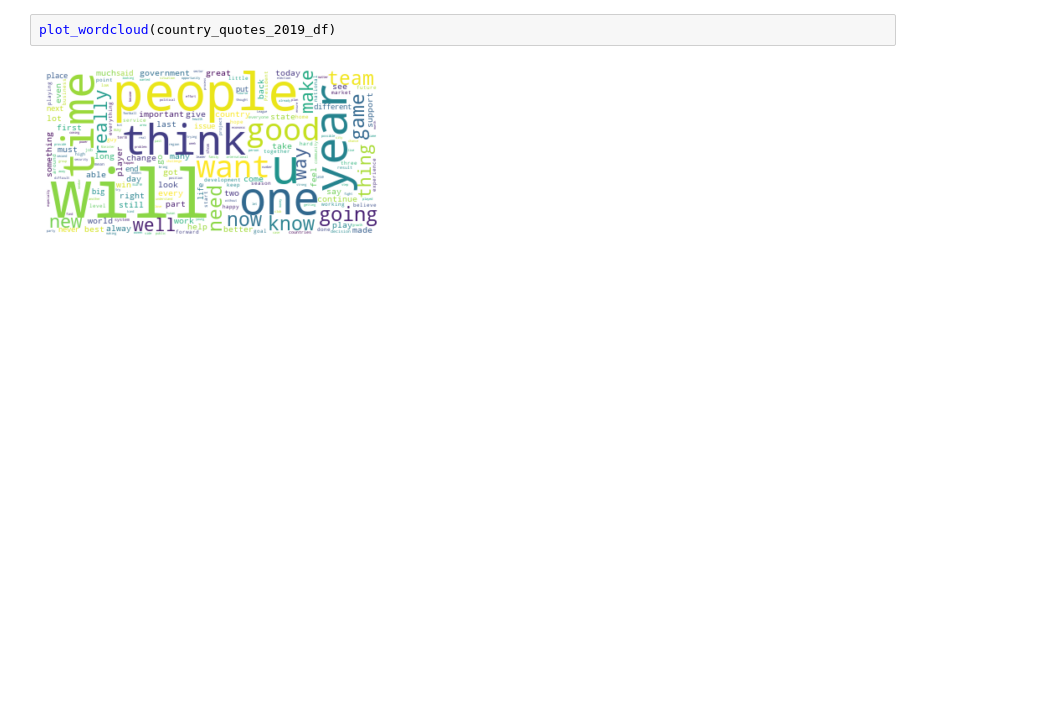
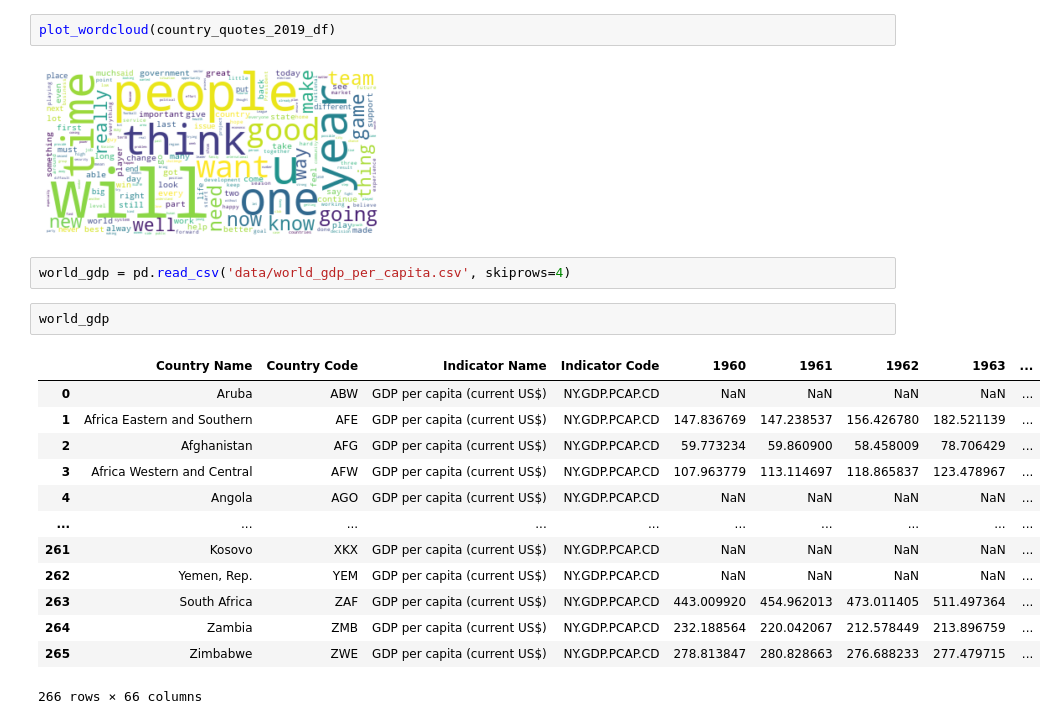
Before and after one commit to epfl-ada/ada-2021-project-madry, a Jupyter notebook: country.ipynb, the cells around one changed output. Saved outputs shown, nothing was run; the diff lists cells and outputs as text; blank space fills up the shorter version.

```diff
--- a/country.ipynb
+++ b/country.ipynb
@@ -482,3 +484,21 @@ def plot_wordcloud(df, country=None):
 plot_wordcloud(country_quotes_2019_df)
 # %% [output]
 [figure]
+# %%
+world_gdp = pd.read_csv('data/world_gdp_per_capita.csv', skiprows=4)
+# %%
+world_gdp
+# %% [output]
+|  | Country Name | Country Code | Indicator Name | Indicator Code | 1960 | 1961 | 1962 | 1963 | ... |
+| 0 | Aruba | ABW | GDP per capita (current US$) | NY.GDP.PCAP.CD | NaN | NaN | NaN | NaN | ... |
+| 1 | Africa Eastern and Southern | AFE | GDP per capita (current US$) | NY.GDP.PCAP.CD | 147.836769 | 147.238537 | 156.426780 | 182.521139 | ... |
+| 2 | Afghanistan | AFG | GDP per capita (current US$) | NY.GDP.PCAP.CD | 59.773234 | 59.860900 | 58.458009 | 78.706429 | ... |
+| 3 | Africa Western and Central | AFW | GDP per capita (current US$) | NY.GDP.PCAP.CD | 107.963779 | 113.114697 | 118.865837 | 123.478967 | ... |
+| 4 | Angola | AGO | GDP per capita (current US$) | NY.GDP.PCAP.CD | NaN | NaN | NaN | NaN | ... |
+| ... | ... | ... | ... | ... | ... | ... | ... | ... | ... |
+| 261 | Kosovo | XKX | GDP per capita (current US$) | NY.GDP.PCAP.CD | NaN | NaN | NaN | NaN | ... |
+| 262 | Yemen, Rep. | YEM | GDP per capita (current US$) | NY.GDP.PCAP.CD | NaN | NaN | NaN | NaN | ... |
+| 263 | South Africa | ZAF | GDP per capita (current US$) | NY.GDP.PCAP.CD | 443.009920 | 454.962013 | 473.011405 | 511.497364 | ... |
+| 264 | Zambia | ZMB | GDP per capita (current US$) | NY.GDP.PCAP.CD | 232.188564 | 220.042067 | 212.578449 | 213.896759 | ... |
+| 265 | Zimbabwe | ZWE | GDP per capita (current US$) | NY.GDP.PCAP.CD | 278.813847 | 280.828663 | 276.688233 | 277.479715 | ... |
+266 rows × 66 columns
```
Also changed, not shown: parts of 11 cells of this notebook.
